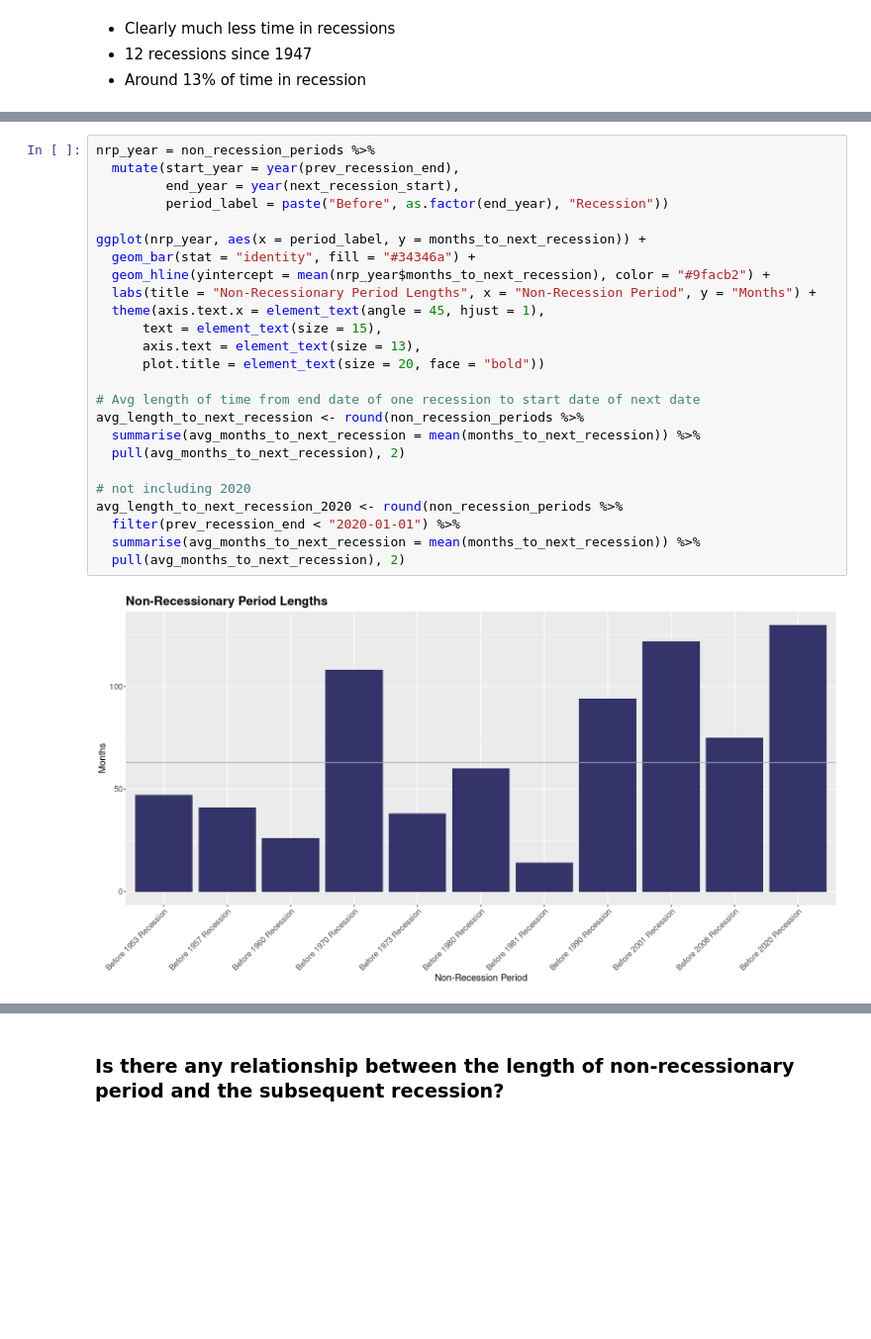
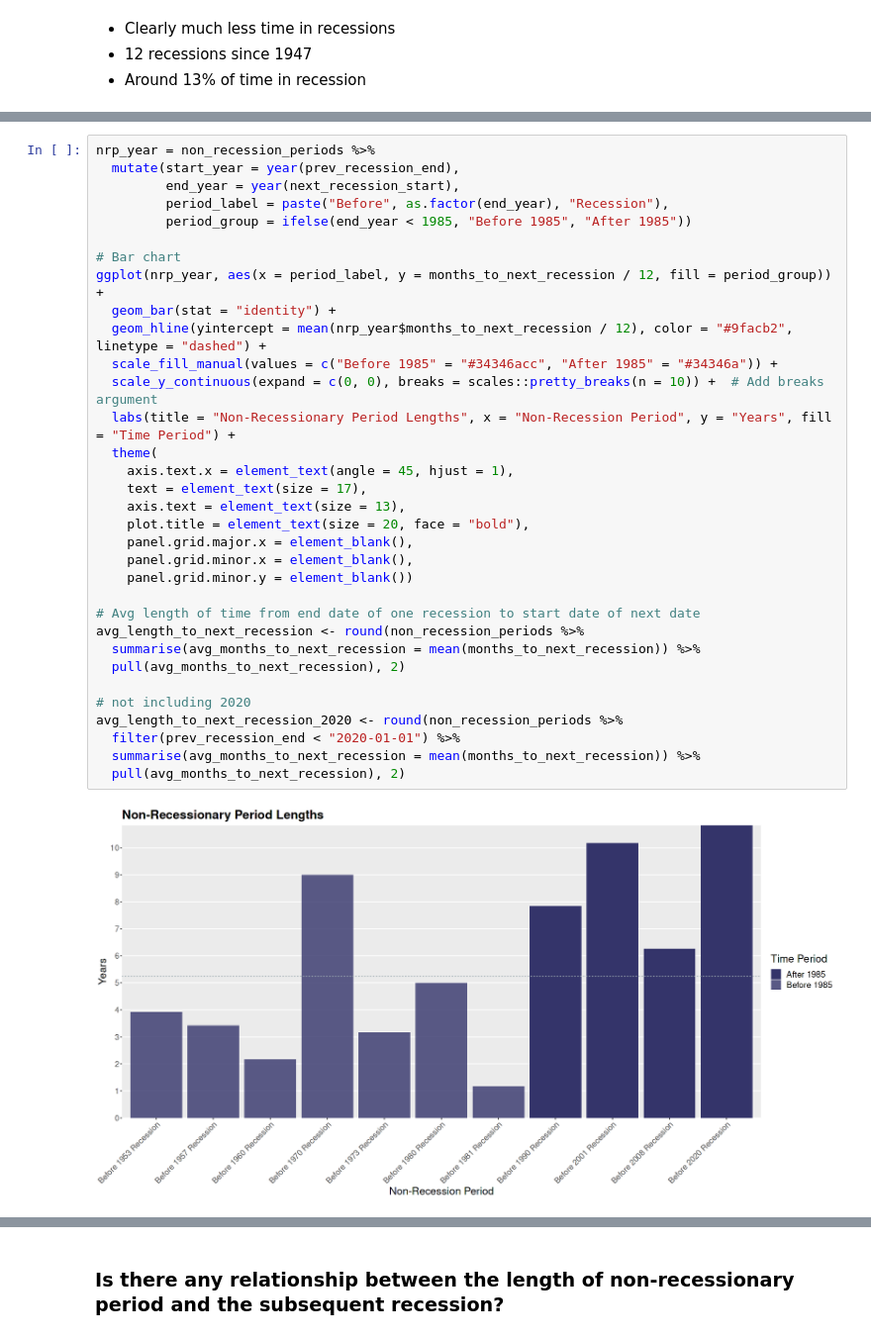
Before and after one commit to Kevin-Trivino/Recessions-Economic-Indicators-Analysis, a Jupyter notebook: recessions-and-economic-indicators-eda.ipynb, the cells around one changed output, grey strips where cells are left out. Shown at 99% size. Drawn from its saved outputs; the diff is of its cells as text; blank space fills up the shorter version.

```diff
--- a/recessions-and-economic-indicators-eda.ipynb
+++ b/recessions-and-economic-indicators-eda.ipynb
@@ -203,28 +222,36 @@ Notice 2020 is by far the smallest and is be caused by more of an externak black
 # %%
 nrp_year = non_recession_periods %>%
   mutate(start_year = year(prev_recession_end),
          end_year = year(next_recession_start),
-         period_label = paste("Before", as.factor(end_year), "Recession"))
+         period_label = paste("Before", as.factor(end_year), "Recession"),
+         period_group = ifelse(end_year < 1985, "Before 1985", "After 1985"))
 
-ggplot(nrp_year, aes(x = period_label, y = months_to_next_recession)) +
-  geom_bar(stat = "identity", fill = "#34346a") +
-  geom_hline(yintercept = mean(nrp_year$months_to_next_recession), color = "#9facb2") +
-  labs(title = "Non-Recessionary Period Lengths", x = "Non-Recession Period", y = "Months") +
-  theme(axis.text.x = element_text(angle = 45, hjust = 1),
-      text = element_text(size = 15),
-      axis.text = element_text(size = 13),
-      plot.title = element_text(size = 20, face = "bold"))
+# Bar chart
+ggplot(nrp_year, aes(x = period_label, y = months_to_next_recession / 12, fill = period_group)) +
+  geom_bar(stat = "identity") +
+  geom_hline(yintercept = mean(nrp_year$months_to_next_recession / 12), color = "#9facb2", linetype = "dashed") +
+  scale_fill_manual(values = c("Before 1985" = "#34346acc", "After 1985" = "#34346a")) +
+  scale_y_continuous(expand = c(0, 0), breaks = scales::pretty_breaks(n = 10)) +  # Add breaks argument
+  labs(title = "Non-Recessionary Period Lengths", x = "Non-Recession Period", y = "Years", fill = "Time Period") +
+  theme(
+    axis.text.x = element_text(angle = 45, hjust = 1),
+    text = element_text(size = 17),
+    axis.text = element_text(size = 13),
+    plot.title = element_text(size = 20, face = "bold"),
+    panel.grid.major.x = element_blank(),
+    panel.grid.minor.x = element_blank(),
+    panel.grid.minor.y = element_blank())
 
 # Avg length of time from end date of one recession to start date of next date
 avg_length_to_next_recession <- round(non_recession_periods %>%
   summarise(avg_months_to_next_recession = mean(months_to_next_recession)) %>%
   pull(avg_months_to_next_recession), 2)
 
 # not including 2020
 avg_length_to_next_recession_2020 <- round(non_recession_periods %>%
   filter(prev_recession_end < "2020-01-01") %>%
   summarise(avg_months_to_next_recession = mean(months_to_next_recession)) %>%
   pull(avg_months_to_next_recession), 2)
 # %% [output]
-[figure, old version]
+[figure, new version]
 # %% [markdown]
```
Also changed, not shown: parts of 19 cells of this notebook.
